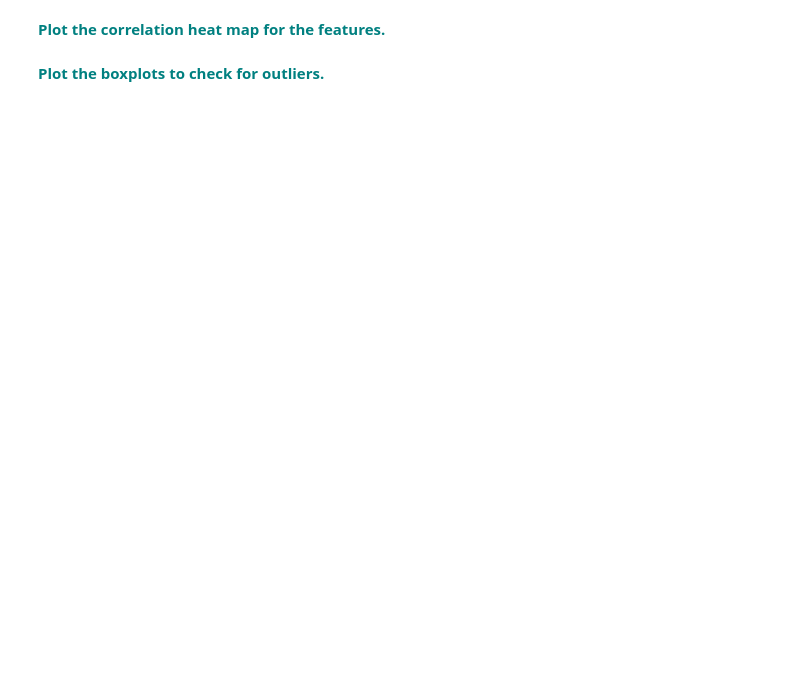
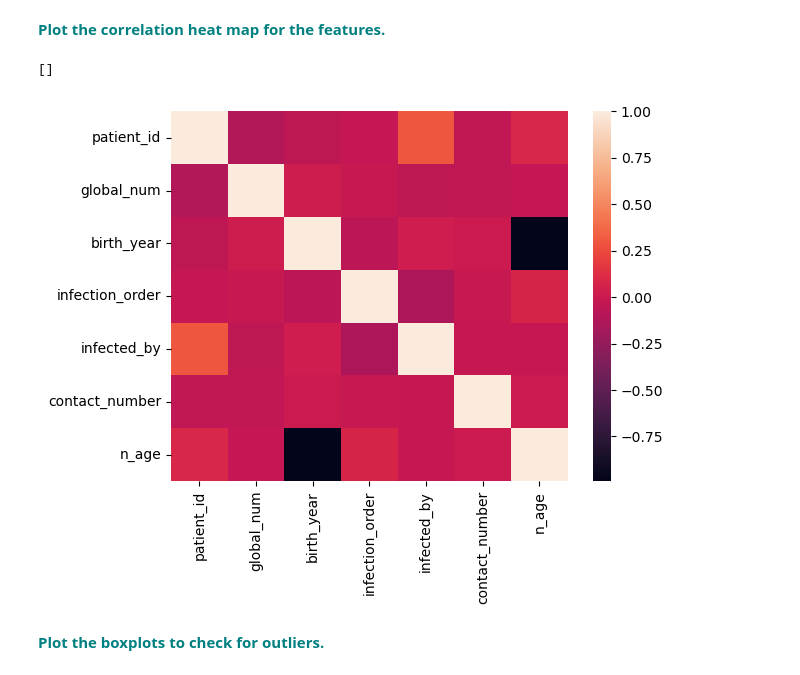
Before and after one commit to zjbrown0689/dsc, a Jupyter notebook: RandomForest Covid Case Study_06302020/RandomForest_casestudy_covid19.ipynb, the cells around one changed output. Saved outputs shown, nothing was run; the diff lists cells and outputs as text; code cells hidden in the pictures; blank space fills up the shorter version.

```diff
--- a/RandomForest Covid Case Study_06302020/RandomForest_casestudy_covid19.ipynb
+++ b/RandomForest Covid Case Study_06302020/RandomForest_casestudy_covid19.ipynb
@@ -197,7 +197,4 @@ dtype: int64
  **<font color='teal'> Fill the rest of the missing values with any method.</font>**
 # %%
 for col in df[['sex', 'age', 'city', 'infection_case', 'state', 'n_age']]:
-    mode = df[col].mode(axis = 1)
-    df[col].fillna(value = mode, inplace = True)
-
-df.isnull().sum()
+    df[col] = df[col].fillna(df[col].mode()[0])
@@ -264,4 +321,10 @@ vn
 # %% [markdown]
 **<font color='teal'> Plot the correlation heat map for the features.</font>**
+# %%
+sns.heatmap(df.corr())
+plt.plot()
+# %% [output]
+[]
+[figure, added]
 # %% [markdown]
 **<font color='teal'> Plot the boxplots to check for outliers. </font>**
```
Also changed, not shown: parts of 18 cells of this notebook, 2 other files.
